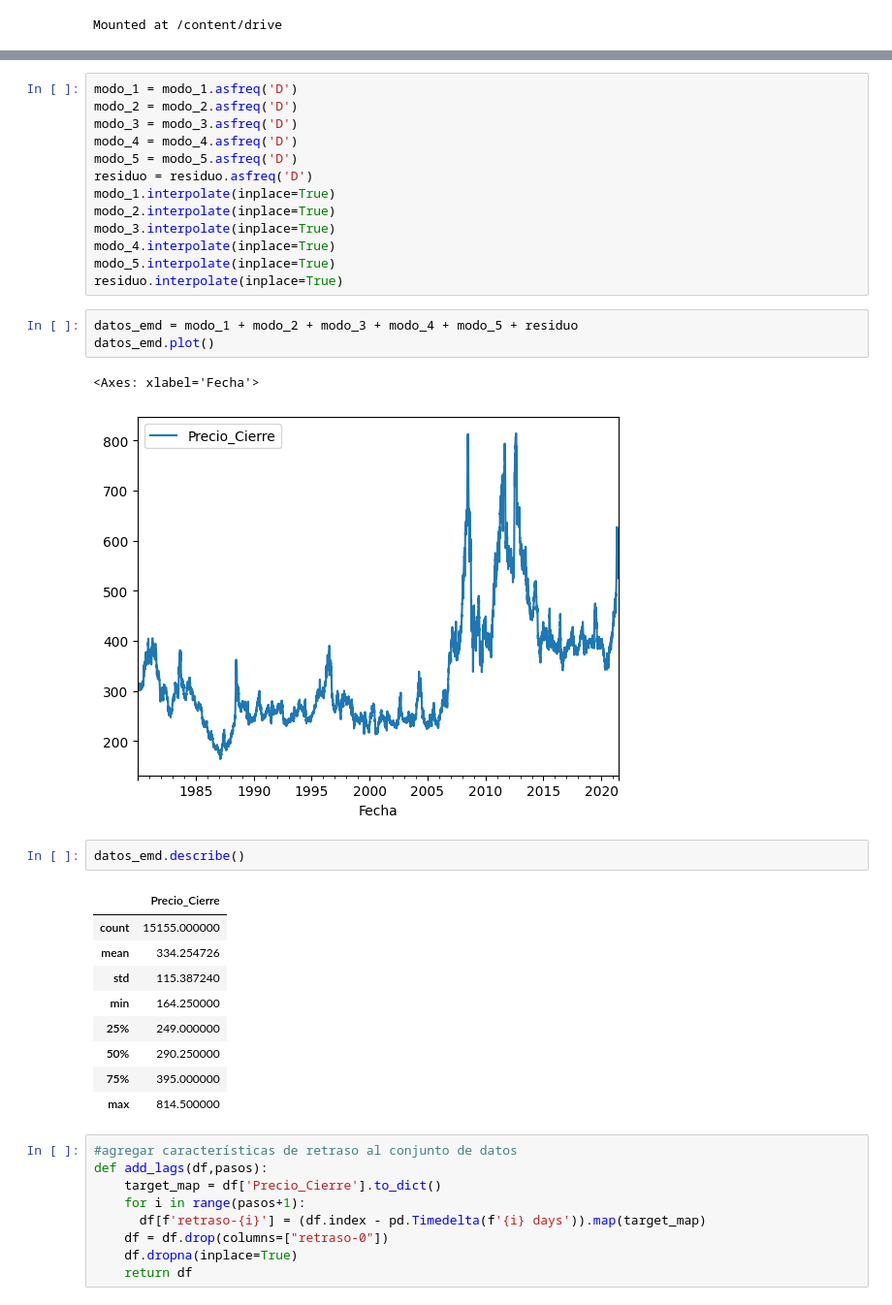
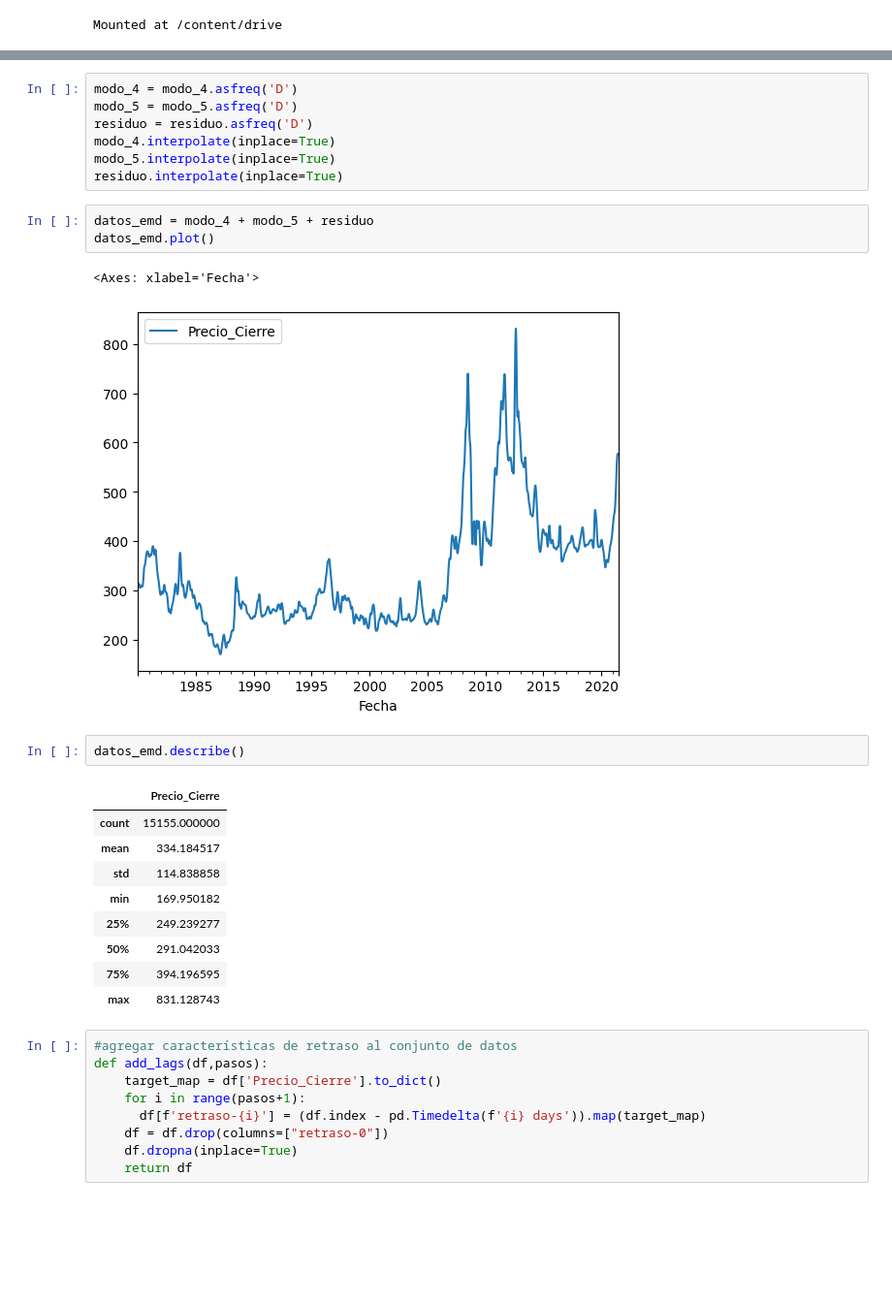
Before and after one commit to ivanpalenciab/prediccion-precio-maiz, a Jupyter notebook: red_neuronal_recurrente.ipynb, the cells around one changed output, grey strips where cells are left out. Shown: that part at 97% size. Saved outputs shown, nothing was run; the diff lists cells and outputs as text; blank space fills up the shorter version.

```diff
--- a/red_neuronal_recurrente.ipynb
+++ b/red_neuronal_recurrente.ipynb
@@ -43,36 +28,30 @@ modo_4.set_index("Fecha", inplace=True)
 modo_5.set_index("Fecha", inplace=True)
 residuo.set_index("Fecha", inplace=True)
 # %%
-modo_1 = modo_1.asfreq('D')
-modo_2 = modo_2.asfreq('D')
-modo_3 = modo_3.asfreq('D')
 modo_4 = modo_4.asfreq('D')
 modo_5 = modo_5.asfreq('D')
 residuo = residuo.asfreq('D')
-modo_1.interpolate(inplace=True)
-modo_2.interpolate(inplace=True)
-modo_3.interpolate(inplace=True)
 modo_4.interpolate(inplace=True)
 modo_5.interpolate(inplace=True)
 residuo.interpolate(inplace=True)
 # %%
-datos_emd = modo_1 + modo_2 + modo_3 + modo_4 + modo_5 + residuo
+datos_emd = modo_4 + modo_5 + residuo
 datos_emd.plot()
 # %% [output]
 <Axes: xlabel='Fecha'>
-[figure, old version]
+[figure, new version]
 # %%
 datos_emd.describe()
 # %% [output]
 |  | Precio_Cierre |
 | count | 15155.000000 |
-| mean | 334.254726 |
-| std | 115.387240 |
-| min | 164.250000 |
-| 25% | 249.000000 |
-| 50% | 290.250000 |
-| 75% | 395.000000 |
-| max | 814.500000 |
+| mean | 334.184517 |
+| std | 114.838858 |
+| min | 169.950182 |
+| 25% | 249.239277 |
+| 50% | 291.042033 |
+| 75% | 394.196595 |
+| max | 831.128743 |
 # %%
 #agregar características de retraso al conjunto de datos
 def add_lags(df,pasos):
```
Also changed, not shown: parts of 56 cells of this notebook, 4 other files.
